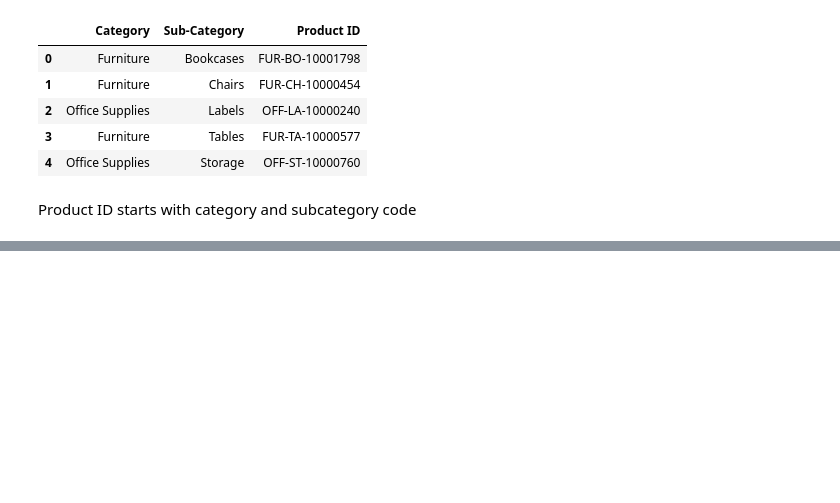
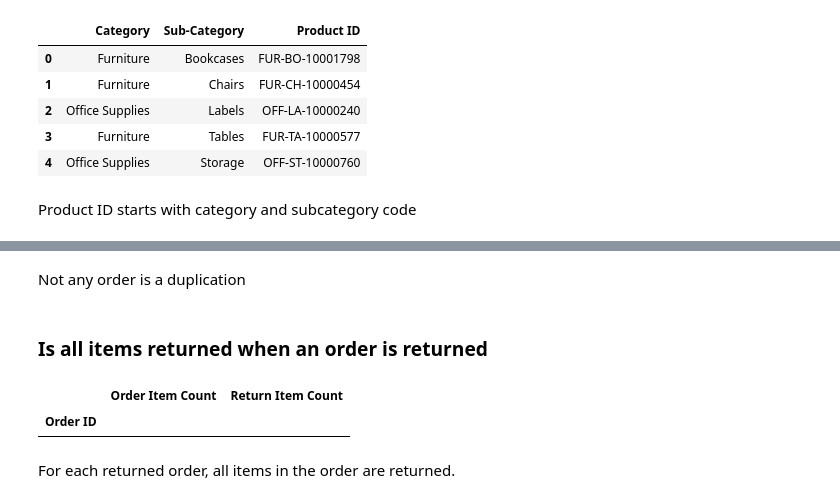
Before and after one commit to frogcoder/GBC_Fund_Data_Management, a Jupyter notebook: data_management_exercise1.ipynb, the cells around one changed output, grey strips where cells are left out. Saved outputs shown, nothing was run; the diff lists cells and outputs as text; code cells hidden in the pictures; blank space fills up the shorter version.

```diff
--- a/data_management_exercise1.ipynb
+++ b/data_management_exercise1.ipynb
@@ -232,0 +271,14 @@ Product ID starts with category and subcategory code
+# %% [markdown]
+Not any order is a duplication
+# %% [markdown]
+### Is all items returned when an order is returned
+# %%
+order_items_counts = orders_df["Order ID"].value_counts()
+return_items_counts = returns_df["Order ID"].value_counts()
+returned_order_items_counts = pd.DataFrame({ "Order Item Count": order_items_counts,  "Return Item Count": return_items_counts }).dropna()
+returned_order_items_counts[returned_order_items_counts["Order Item Count"] != returned_order_items_counts["Return Item Count"]]
+# %% [output]
+|  | Order Item Count | Return Item Count |
+| Order ID |  |  |
+# %% [markdown]
+For each returned order, all items in the order are returned.
```
Also changed, not shown: parts of 6 cells of this notebook.
